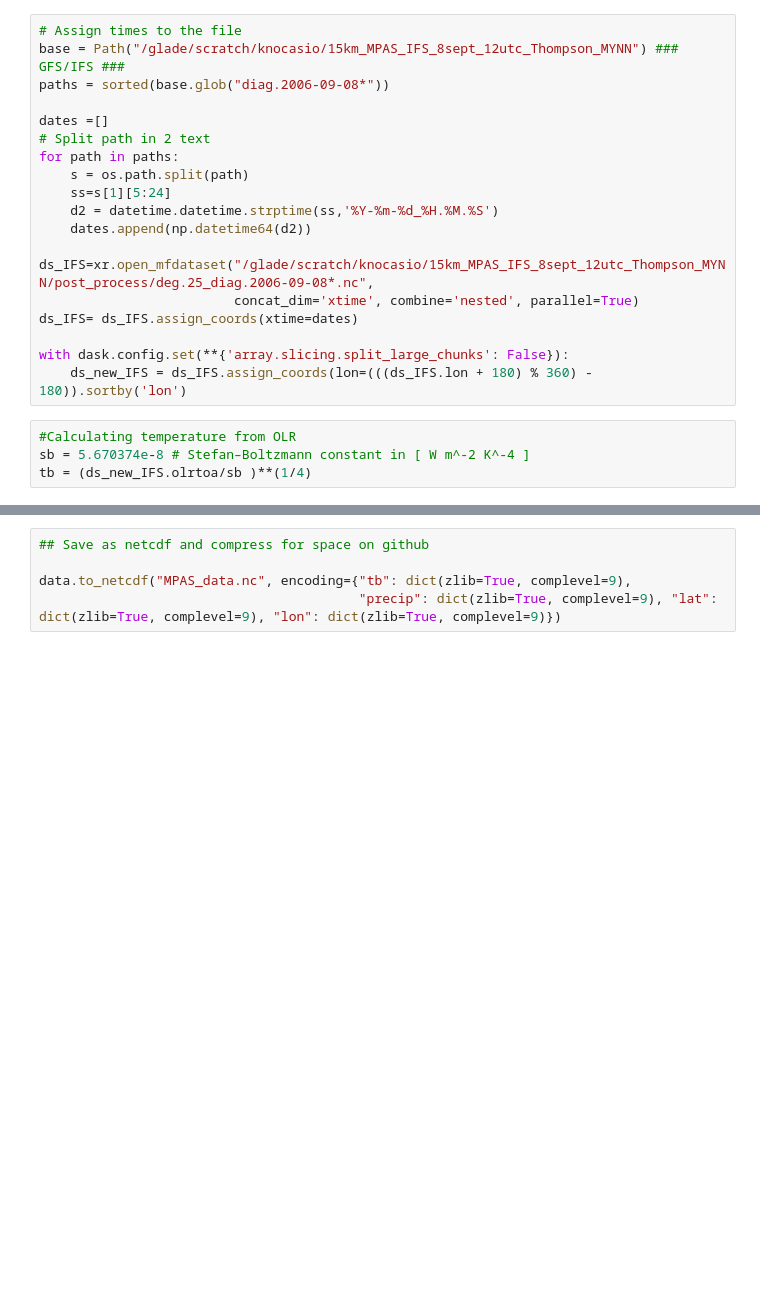
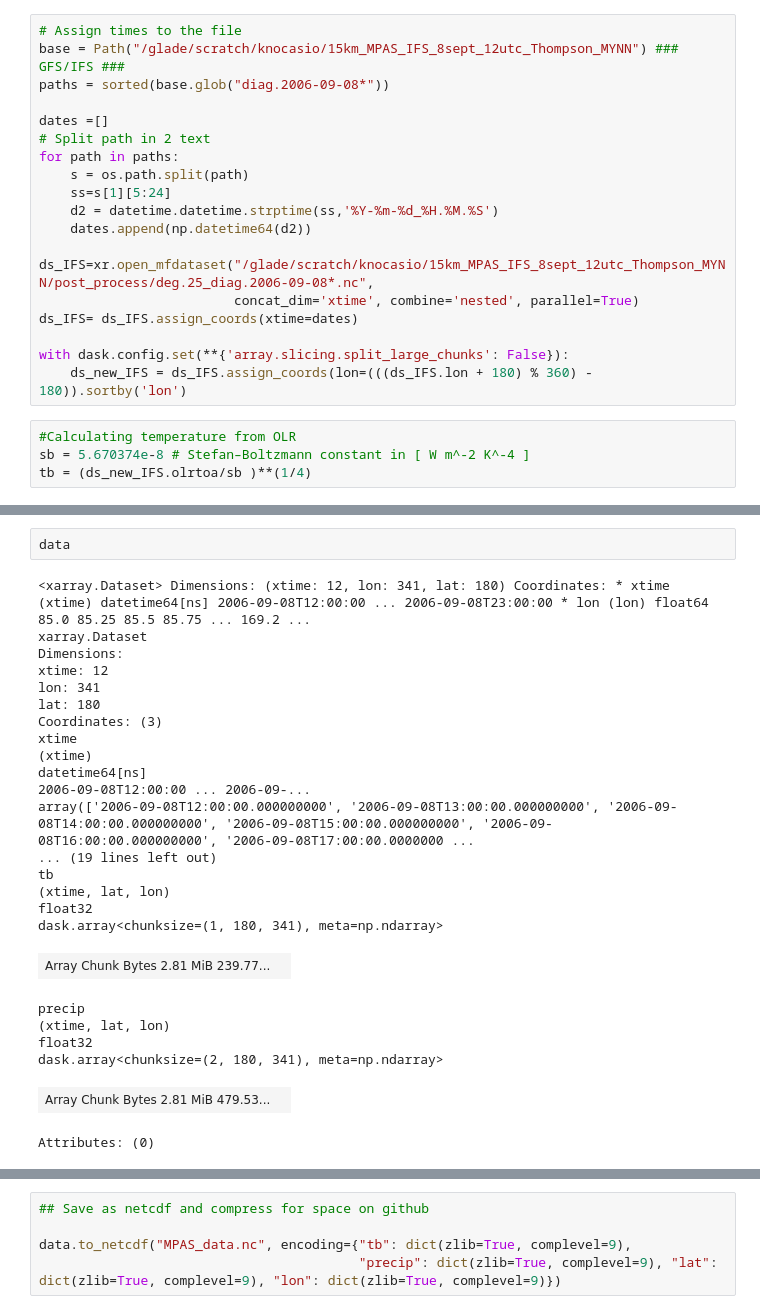
Before and after one commit to knubez/TAMS, a Jupyter notebook: TAMS_v2.0.ipynb, the cells around one changed output, grey strips where cells are left out. Saved outputs shown, nothing was run; the diff lists cells and outputs as text; blank space fills up the shorter version.

```diff
--- a/TAMS_v2.0.ipynb
+++ b/TAMS_v2.0.ipynb
@@ -209,0 +214,27 @@ data = xr.Dataset(data_vars=dict(tb=tb.sel(lat=slice(-5, 40),lon=slice(85, 170))
+# %%
+data
+# %% [output]
+<xarray.Dataset> Dimensions: (xtime: 12, lon: 341, lat: 180) Coordinates: * xtime (xtime) datetime64[ns] 2006-09-08T12:00:00 ... 2006-09-08T23:00:00 * lon (lon) float64 85.0 85.25 85.5 85.75 ... 169.2 ...
+xarray.Dataset
+Dimensions:
+xtime: 12
+lon: 341
+lat: 180
+Coordinates: (3)
+xtime
+(xtime)
+datetime64[ns]
+2006-09-08T12:00:00 ... 2006-09-...
+array(['2006-09-08T12:00:00.000000000', '2006-09-08T13:00:00.000000000', '2006-09-08T14:00:00.000000000', '2006-09-08T15:00:00.000000000', '2006-09-08T16:00:00.000000000', '2006-09-08T17:00:00.0000000 ...
+... (19 lines left out)
+tb
+(xtime, lat, lon)
+float32
+dask.array<chunksize=(1, 180, 341), meta=np.ndarray>
+| Array Chunk Bytes 2.81 MiB 239.77... |  |
+precip
+(xtime, lat, lon)
+float32
+dask.array<chunksize=(2, 180, 341), meta=np.ndarray>
+| Array Chunk Bytes 2.81 MiB 479.53... |  |
+Attributes: (0)
```
Also changed, not shown: parts of 5 cells of this notebook.
